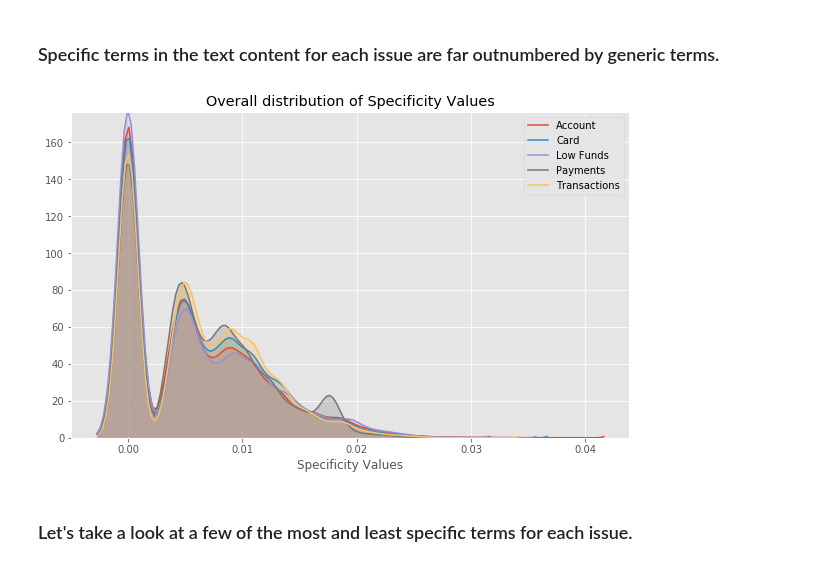
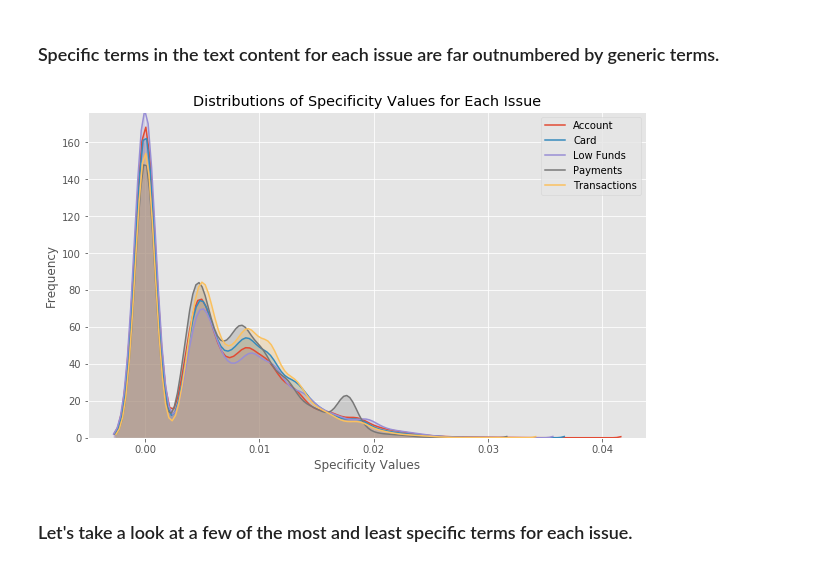
Before and after one commit to swfisher/springboard, a Jupyter notebook: complaints/reports/complaints_data_story.ipynb, the cells around one changed output. Cells and saved outputs as stored; diff of their text form; code cells hidden in the pictures.

Commit message:
Final changes to data storytelling report. Fixed kde plot.

```diff
--- a/complaints/reports/complaints_data_story.ipynb
+++ b/complaints/reports/complaints_data_story.ipynb
@@ -215,14 +215,14 @@ feature_index = pd.Index(feature_names,name='Features')
 glob_df = pd.DataFrame(comp_m.T,index=feature_index, columns=comp_index)
 # %%
 plt.figure(figsize=(10,6))
-plt.title("Overall distribution of Specificity Values")
+plt.title("Distributions of Specificity Values for Each Issue")
 for issue in issues:
     sns.kdeplot(glob_df.loc[:,(issue,'tfidf')],shade=True,label=issue)
-plt.xlabel('Frequency')
+plt.ylabel('Frequency')
 plt.xlabel('Specificity Values')
 plt.show()
 # %% [output]
-[figure, old version]
+[figure, new version]
 # %% [markdown]
 ### Let's take a look at a few of the most and least specific terms for each issue.
 # %%
```
Also changed, not shown: parts of 1 cell of this notebook.
